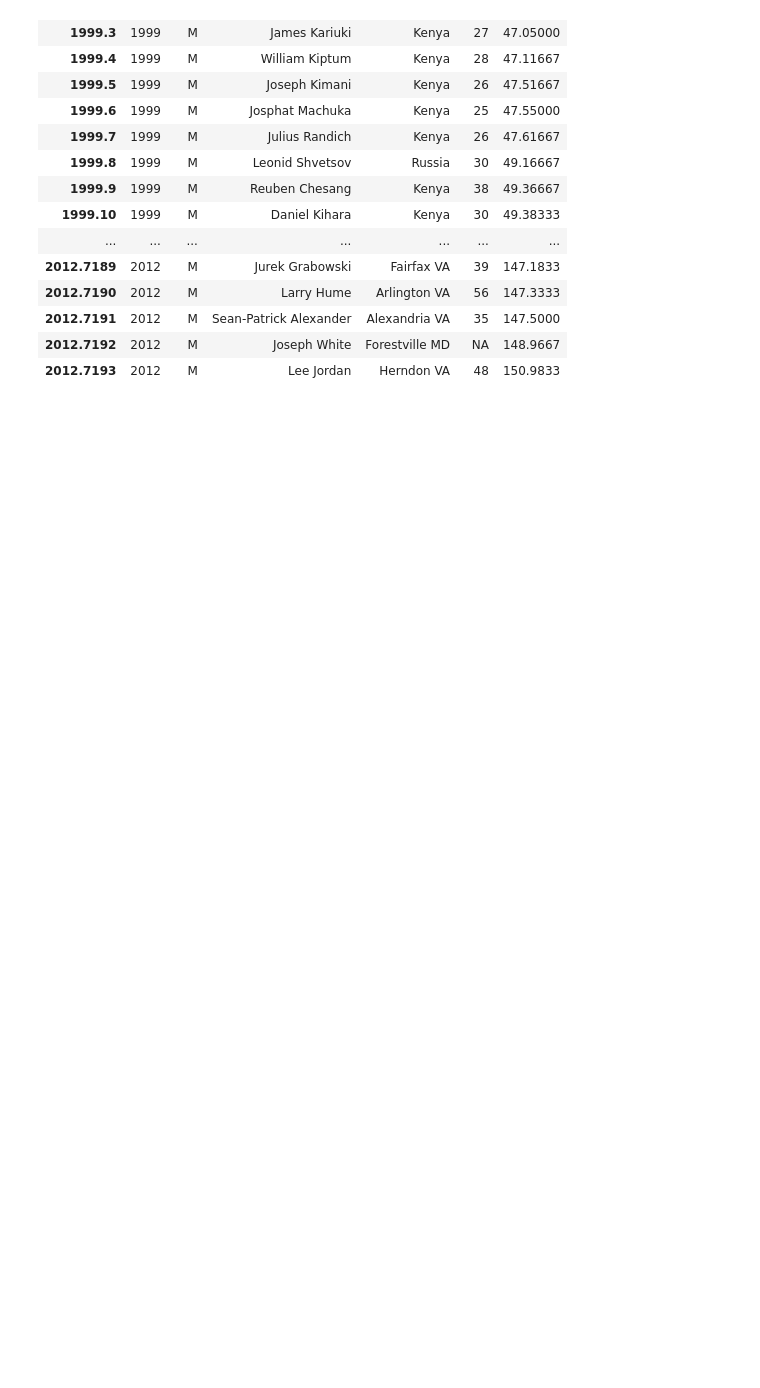
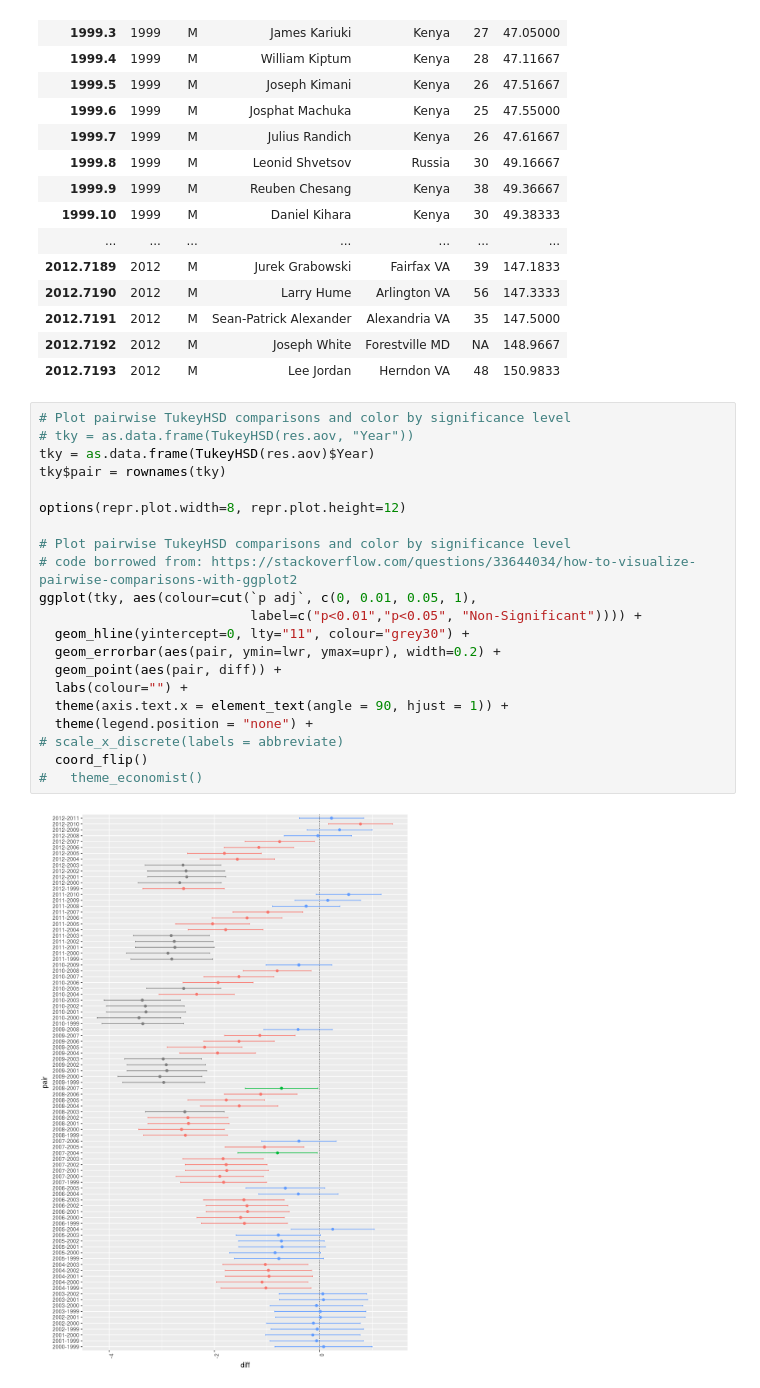
Before and after one commit to CaseyRMartinez/QTW_CaseStudies, a Jupyter notebook: CaseStudy2/KThomas_CS2.ipynb, the cells around one changed output. Drawn from its saved outputs; the diff is of its cells as text; blank space fills up the shorter version.

```diff
--- a/CaseStudy2/KThomas_CS2.ipynb
+++ b/CaseStudy2/KThomas_CS2.ipynb
@@ -326,3 +326,26 @@ cbMen
 | 2012.7191 | 2012 | M | Sean-Patrick Alexander | Alexandria VA | 35 | 147.5000 |
 | 2012.7192 | 2012 | M | Joseph White | Forestville MD | NA | 148.9667 |
 | 2012.7193 | 2012 | M | Lee Jordan | Herndon VA | 48 | 150.9833 |
+# %%
+# Plot pairwise TukeyHSD comparisons and color by significance level
+# tky = as.data.frame(TukeyHSD(res.aov, "Year"))
+tky = as.data.frame(TukeyHSD(res.aov)$Year)
+tky$pair = rownames(tky)
+
+options(repr.plot.width=8, repr.plot.height=12)
+
+# Plot pairwise TukeyHSD comparisons and color by significance level
+# code borrowed from: https://stackoverflow.com/questions/33644034/how-to-visualize-pairwise-comparisons-with-ggplot2
+ggplot(tky, aes(colour=cut(`p adj`, c(0, 0.01, 0.05, 1),
+                           label=c("p<0.01","p<0.05", "Non-Significant")))) +
+  geom_hline(yintercept=0, lty="11", colour="grey30") +
+  geom_errorbar(aes(pair, ymin=lwr, ymax=upr), width=0.2) +
+  geom_point(aes(pair, diff)) +
+  labs(colour="") +
+  theme(axis.text.x = element_text(angle = 90, hjust = 1)) +
+  theme(legend.position = "none") +
+# scale_x_discrete(labels = abbreviate)
+  coord_flip()
+#   theme_economist()
+# %% [output]
+[figure, added]
```
Also changed, not shown: parts of 6 cells of this notebook, 3 other files.
